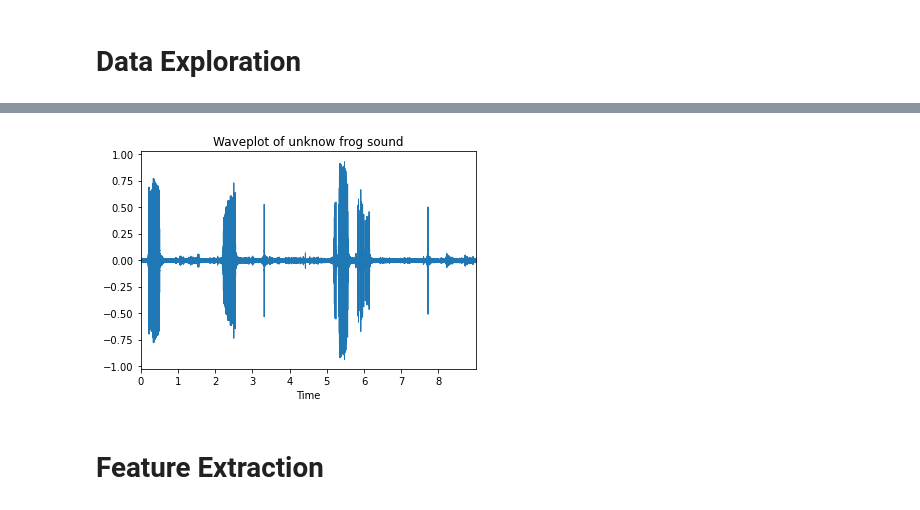
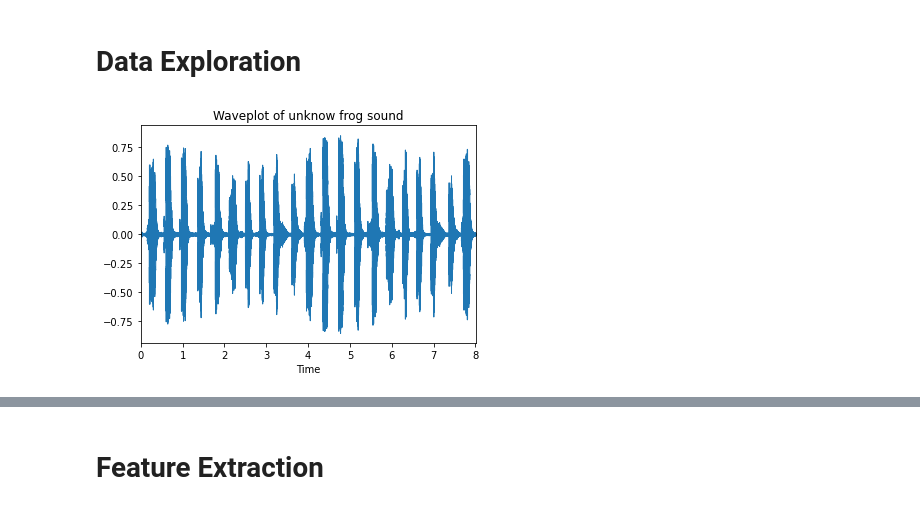
Before and after one commit to MabelHsiao/Frog, a Jupyter notebook: Demo.ipynb, the cells around one changed output, grey strips where cells are left out. Cells and saved outputs as stored; diff of their text form; code cells hidden in the pictures.

```diff
--- a/Demo.ipynb
+++ b/Demo.ipynb
@@ -48,16 +68,11 @@ fname = list_test[0]
+# %%
+fname = Data_Generator()
+y,sr = Audio(fname,SAMPLE_RATE)
+# %% [output]
+[figure, added]
 # %%
 ipd.Audio(fname)
 # %% [output]
 [interactive output not drawn]
-# %%
-# 提取時域音頻資料
-y, sr = librosa.load(fname, sr=SAMPLE_RATE)
-# plot a waveform
-plt.figure()
-librosa.display.waveplot(y, sr)
-plt.title('Waveplot of unknow frog sound')
-plt.show()
-# %% [output]
-[figure, removed]
 # %% [markdown]
 # Feature Extraction
```
Also changed, not shown: parts of 36 cells of this notebook.
